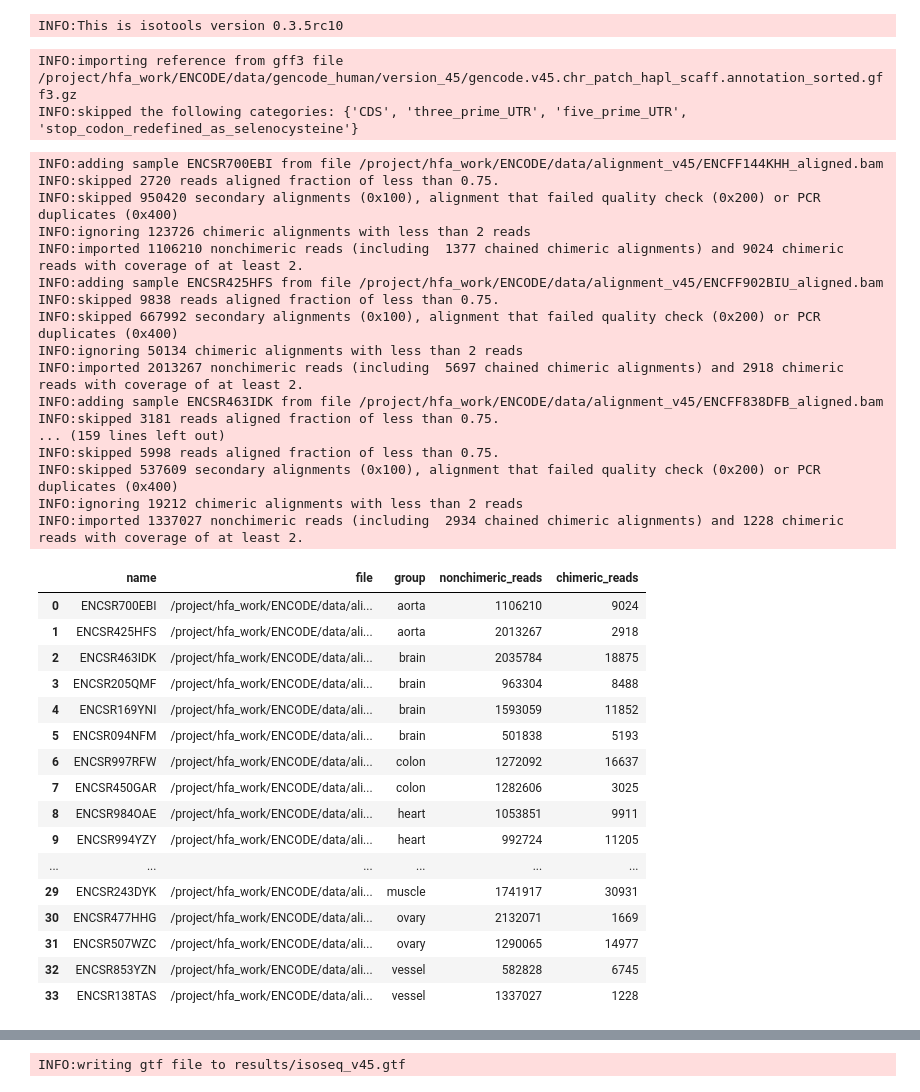
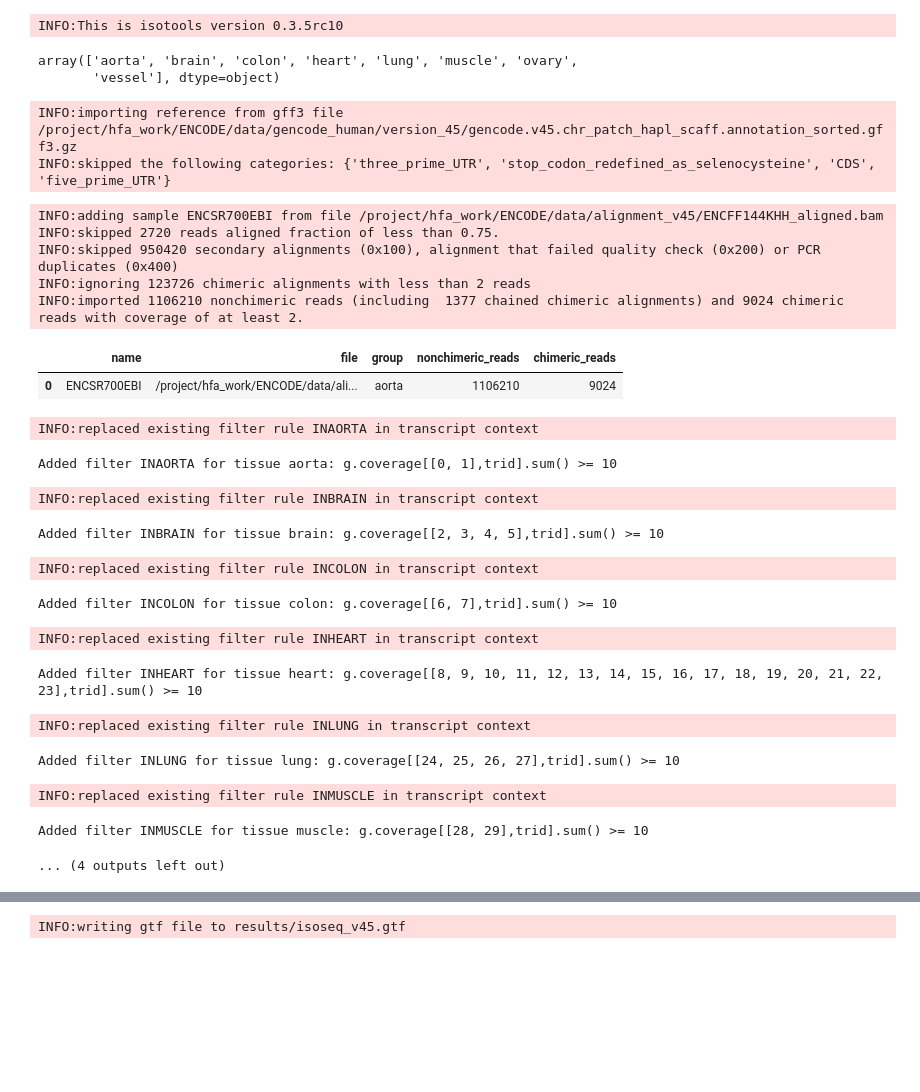
Before and after one commit to IceFreez3r/master-thesis, a Jupyter notebook: notebooks/IsoTools_create.ipynb, the cells around one changed output, grey strips where cells are left out. Saved outputs shown, nothing was run; the diff lists cells and outputs as text; code cells hidden in the pictures; blank space fills up the shorter version.

```diff
--- a/notebooks/IsoTools_create.ipynb
+++ b/notebooks/IsoTools_create.ipynb
@@ -48,59 +50,39 @@ logger=logging.getLogger('isotools')
 logger.info(f'This is isotools version {isotools_version}')
 # %% [output]
 INFO:This is isotools version 0.3.5rc10
+# %%
+tissues = metadata['group'].unique()
+tissues
+# %% [output]
+array(['aorta', 'brain', 'colon', 'heart', 'lung', 'muscle', 'ovary',
+       'vessel'], dtype=object)
 # %%
-annotation_file=os.path.join(path, 'gencode_human/version_45', 'gencode.v45.chr_patch_hapl_scaff.annotation_sorted.gff3.gz')
-#create the IsoTools transcriptome object from the reference annotation
-isoseq=Transcriptome.from_reference(annotation_file)
+annotation_file = os.path.join(path, 'gencode_human/version_45', 'gencode.v45.chr_patch_hapl_scaff.annotation_sorted.gff3.gz')
+# create one IsoTools transcriptome object from the reference annotation per tissue
+isoseq: Transcriptome = Transcriptome.from_reference(annotation_file)
 # %% [output]
 INFO:importing reference from gff3 file /project/hfa_work/ENCODE/data/gencode_human/version_45/gencode.v45.chr_patch_hapl_scaff.annotation_sorted.gff3.gz
-INFO:skipped the following categories: {'CDS', 'three_prime_UTR', 'five_prime_UTR', 'stop_codon_redefined_as_selenocysteine'}
+INFO:skipped the following categories: {'three_prime_UTR', 'stop_codon_redefined_as_selenocysteine', 'CDS', 'five_prime_UTR'}
 # %%
 for i, row in metadata.iterrows():
     sample_name = row['sample ID']
     # file is the full (wrong) path, we just need the filename without the extension
     sample_file = os.path.join(path, alignment_path, row['file'].split('/')[-1].split('.')[0] + '_aligned.bam')
     if not os.path.exists(sample_file):
         logger.error(f'File {sample_file} does not exist')
         continue
     group = row['group']
-    isoseq.add_sample_from_bam(fn=sample_file, sample_name=sample_name, group=group, strictness=20 if STRICT else math.inf)
+    isoseq.add_sample_from_bam(fn=sample_file, sample_name=sample_name, group=group)
+    break
 isoseq.sample_table
 # %% [output]
 INFO:adding sample ENCSR700EBI from file /project/hfa_work/ENCODE/data/alignment_v45/ENCFF144KHH_aligned.bam
 INFO:skipped 2720 reads aligned fraction of less than 0.75.
 INFO:skipped 950420 secondary alignments (0x100), alignment that failed quality check (0x200) or PCR duplicates (0x400)
 INFO:ignoring 123726 chimeric alignments with less than 2 reads
 INFO:imported 1106210 nonchimeric reads (including  1377 chained chimeric alignments) and 9024 chimeric reads with coverage of at least 2.
-INFO:adding sample ENCSR425HFS from file /project/hfa_work/ENCODE/data/alignment_v45/ENCFF902BIU_aligned.bam
-INFO:skipped 9838 reads aligned fraction of less than 0.75.
-INFO:skipped 667992 secondary alignments (0x100), alignment that failed quality check (0x200) or PCR duplicates (0x400)
-INFO:ignoring 50134 chimeric alignments with less than 2 reads
-INFO:imported 2013267 nonchimeric reads (including  5697 chained chimeric alignments) and 2918 chimeric reads with coverage of at least 2.
-INFO:adding sample ENCSR463IDK from file /project/hfa_work/ENCODE/data/alignment_v45/ENCFF838DFB_aligned.bam
-INFO:skipped 3181 reads aligned fraction of less than 0.75.
-... (159 lines left out)
-INFO:skipped 5998 reads aligned fraction of less than 0.75.
-INFO:skipped 537609 secondary alignments (0x100), alignment that failed quality check (0x200) or PCR duplicates (0x400)
-INFO:ignoring 19212 chimeric alignments with less than 2 reads
-INFO:imported 1337027 nonchimeric reads (including  2934 chained chimeric alignments) and 1228 chimeric reads with coverage of at least 2.
 |  | name | file | group | nonchimeric_reads | chimeric_reads |
 | 0 | ENCSR700EBI | /project/hfa_work/ENCODE/data/ali... | aorta | 1106210 | 9024 |
-| 1 | ENCSR425HFS | /project/hfa_work/ENCODE/data/ali... | aorta | 2013267 | 2918 |
-| 2 | ENCSR463IDK | /project/hfa_work/ENCODE/data/ali... | brain | 2035784 | 18875 |
-| 3 | ENCSR205QMF | /project/hfa_work/ENCODE/data/ali... | brain | 963304 | 8488 |
-| 4 | ENCSR169YNI | /project/hfa_work/ENCODE/data/ali... | brain | 1593059 | 11852 |
-| 5 | ENCSR094NFM | /project/hfa_work/ENCODE/data/ali... | brain | 501838 | 5193 |
-| 6 | ENCSR997RFW | /project/hfa_work/ENCODE/data/ali... | colon | 1272092 | 16637 |
-| 7 | ENCSR450GAR | /project/hfa_work/ENCODE/data/ali... | colon | 1282606 | 3025 |
-| 8 | ENCSR984OAE | /project/hfa_work/ENCODE/data/ali... | heart | 1053851 | 9911 |
-| 9 | ENCSR994YZY | /project/hfa_work/ENCODE/data/ali... | heart | 992724 | 11205 |
-| ... | ... | ... | ... | ... | ... |
-| 29 | ENCSR243DYK | /project/hfa_work/ENCODE/data/ali... | muscle | 1741917 | 30931 |
-| 30 | ENCSR477HHG | /project/hfa_work/ENCODE/data/ali... | ovary | 2132071 | 1669 |
-| 31 | ENCSR507WZC | /project/hfa_work/ENCODE/data/ali... | ovary | 1290065 | 14977 |
-| 32 | ENCSR853YZN | /project/hfa_work/ENCODE/data/ali... | vessel | 582828 | 6745 |
-| 33 | ENCSR138TAS | /project/hfa_work/ENCODE/data/ali... | vessel | 1337027 | 1228 |
 # %%
 # compute qc metrics
 isoseq.add_qc_metrics(genome_path)
@@ -110,0 +91,23 @@ suffix = '_strict' if STRICT else ''
+# %%
+group_idx = {gn:[i for i,sa in enumerate(isoseq.samples) if sa in grp] for gn,grp in isoseq.groups().items()}
+for tissue in tissues:
+    filter_name = 'IN' + tissue.upper()
+    tissue_index = group_idx[tissue]
+    # TODO: Lower coverage threshold, high for now to reduce time
+    expression = f'g.coverage[{tissue_index},trid].sum() >= 10'
+    isoseq.add_filter(tag=filter_name, expression=expression, context='transcript', update=True)
+    print(f'Added filter {filter_name} for tissue {tissue}: {expression}')
+# %% [output]
+INFO:replaced existing filter rule INAORTA in transcript context
+Added filter INAORTA for tissue aorta: g.coverage[[0, 1],trid].sum() >= 10
+INFO:replaced existing filter rule INBRAIN in transcript context
+Added filter INBRAIN for tissue brain: g.coverage[[2, 3, 4, 5],trid].sum() >= 10
+INFO:replaced existing filter rule INCOLON in transcript context
+Added filter INCOLON for tissue colon: g.coverage[[6, 7],trid].sum() >= 10
+INFO:replaced existing filter rule INHEART in transcript context
+Added filter INHEART for tissue heart: g.coverage[[8, 9, 10, 11, 12, 13, 14, 15, 16, 17, 18, 19, 20, 21, 22, 23],trid].sum() >= 10
+INFO:replaced existing filter rule INLUNG in transcript context
+Added filter INLUNG for tissue lung: g.coverage[[24, 25, 26, 27],trid].sum() >= 10
+INFO:replaced existing filter rule INMUSCLE in transcript context
+Added filter INMUSCLE for tissue muscle: g.coverage[[28, 29],trid].sum() >= 10
+... (4 outputs left out)
```
Also changed, not shown: parts of 10 cells of this notebook, 18 other files.
